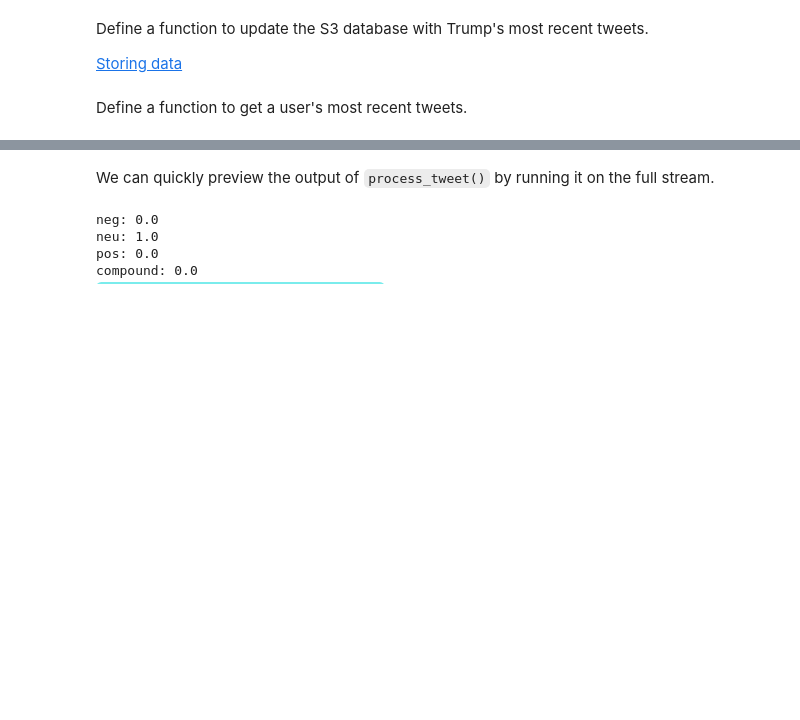
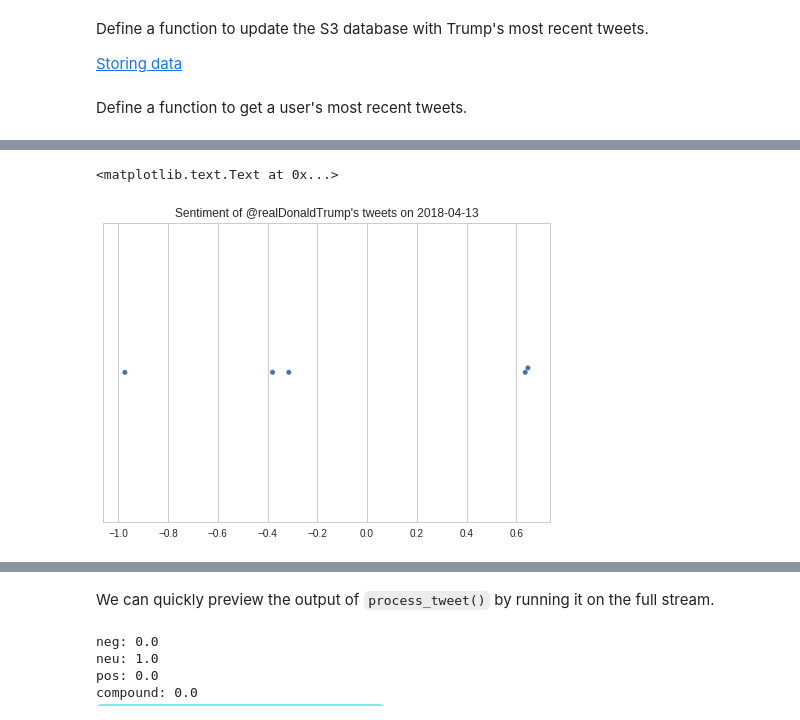
Before and after one commit to Capital-News-Service/daily-trump-snapshot, a Jupyter notebook: daily_trump_snapshot.ipynb, the cells around one changed output, grey strips where cells are left out. Cells and saved outputs as stored; diff of their text form; code cells hidden in the pictures; blank space fills up the shorter version.

```diff
--- a/daily_trump_snapshot.ipynb
+++ b/daily_trump_snapshot.ipynb
@@ -348,0 +195,7 @@ Russia GPE vows to shoot down any and all missiles fired at Syria GPE . Get read
+# %%
+sns.set_style("whitegrid")
+ax = sns.swarmplot(x=sentiment)
+ax.set_title("Sentiment of @realDonaldTrump's tweets on " + str(datetime.now().date()))
+# %% [output]
+<matplotlib.text.Text at 0x...>
+[figure, added]
```
Also changed, not shown: parts of 56 cells of this notebook.
